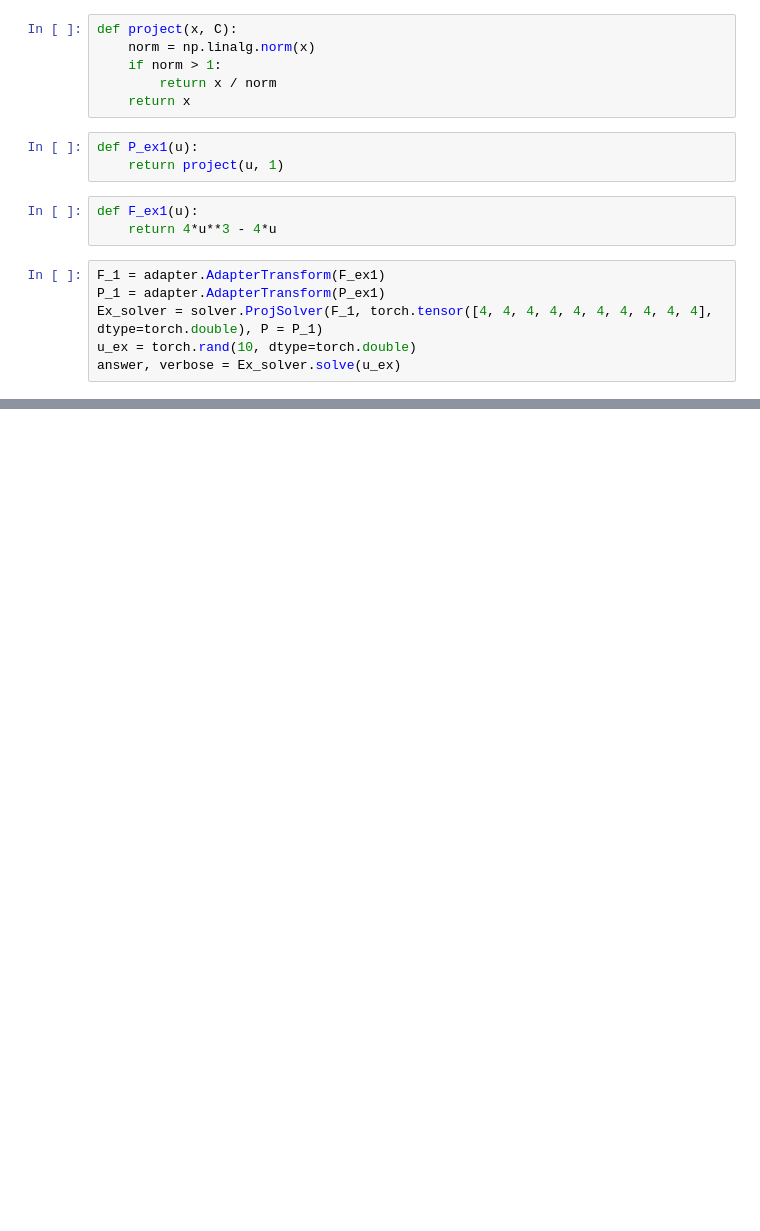
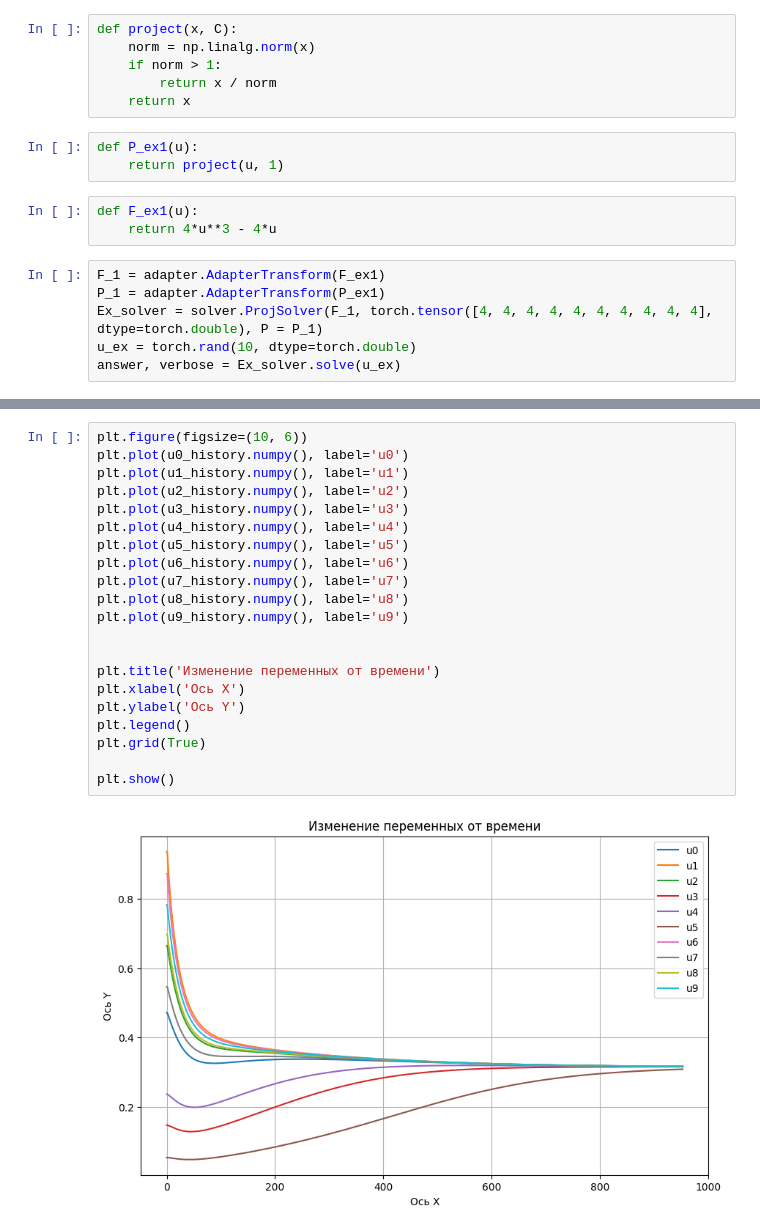
Before and after one commit to Rooney22/VI_Solver_library, a Jupyter notebook: example.ipynb, the cells around one changed output, grey strips where cells are left out. Drawn from its saved outputs; the diff is of its cells as text; blank space fills up the shorter version.

```diff
--- a/example.ipynb
+++ b/example.ipynb
@@ -78,0 +78,23 @@ answer, verbose = Ex_solver.solve(u_ex)
+# %%
+plt.figure(figsize=(10, 6))
+plt.plot(u0_history.numpy(), label='u0')
+plt.plot(u1_history.numpy(), label='u1')
+plt.plot(u2_history.numpy(), label='u2')
+plt.plot(u3_history.numpy(), label='u3')
+plt.plot(u4_history.numpy(), label='u4')
+plt.plot(u5_history.numpy(), label='u5')
+plt.plot(u6_history.numpy(), label='u6')
+plt.plot(u7_history.numpy(), label='u7')
+plt.plot(u8_history.numpy(), label='u8')
+plt.plot(u9_history.numpy(), label='u9')
+
+
+plt.title('Изменение переменных от времени')
+plt.xlabel('Ось X')
+plt.ylabel('Ось Y')
+plt.legend()
+plt.grid(True)
+
+plt.show()
+# %% [output]
+[figure, added]
```
Also changed, not shown: parts of 4 cells of this notebook.
